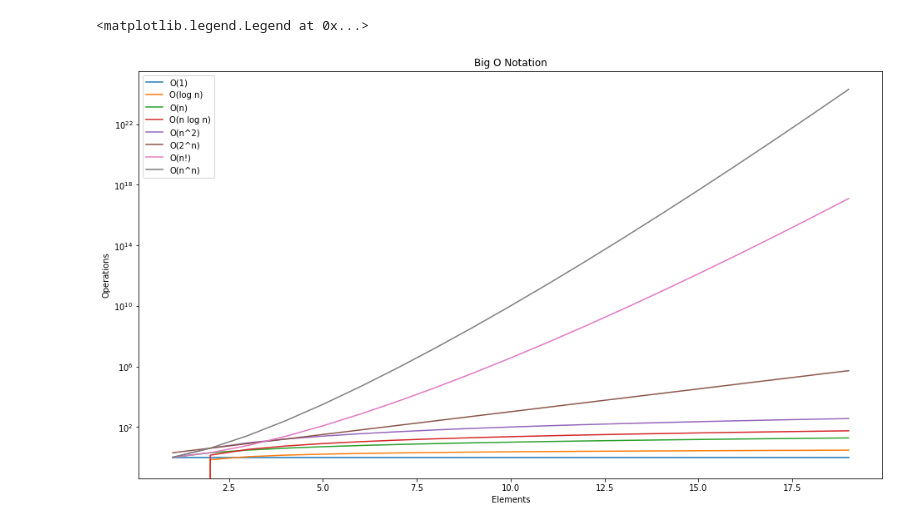
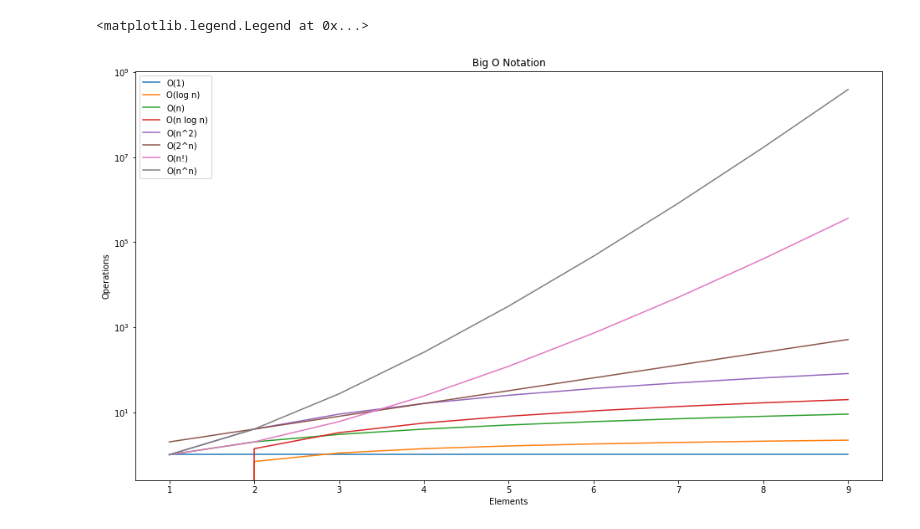
Before and after one commit to noahmelngailis/python-exercises, a Jupyter notebook: big_o_notation.ipynb, the cells around one changed output. Saved outputs shown, nothing was run; the diff lists cells and outputs as text; code cells hidden in the pictures.

```diff
--- a/big_o_notation.ipynb
+++ b/big_o_notation.ipynb
@@ -1,31 +1,31 @@
 # %%
 import math
 import numpy as np
 
-x = range(1, 20)
+x = range(1, 10)
 y1 = [1 for x in x]
 y2 = [math.log(x) for x in x]
 y3 = [x for x in x]
 y4 = [x * math.log(x) for x in x]
 y5 = [x**2 for x in x]
 y6 = [2**x for x in x]
 y7 = [math.factorial(x) for x in x]
 y8 = [x**x for x in x]
 
 plt.figure(figsize = (16, 9))
 plt.yscale("log")
 plt.plot(x, y1, label = "O(1)" )
 plt.plot(x, y2, label = "O(log n)")
 plt.plot(x, y3, label = "O(n)")
 plt.plot(x, y4, label = "O(n log n)")
 plt.plot(x, y5, label = "O(n^2)")
 plt.plot(x, y6, label = "O(2^n)")
 plt.plot(x, y7, label  = "O(n!)")
 plt.plot(x, y8, label =  "O(n^n)")
 plt.title("Big O Notation")
 plt.xlabel("Elements")
 plt.ylabel("Operations")
 plt.legend()
 # %% [output]
 <matplotlib.legend.Legend at 0x...>
-[figure, old version]
+[figure, new version]
```
Also changed, not shown: parts of 1 cell of this notebook, 3 other files.
